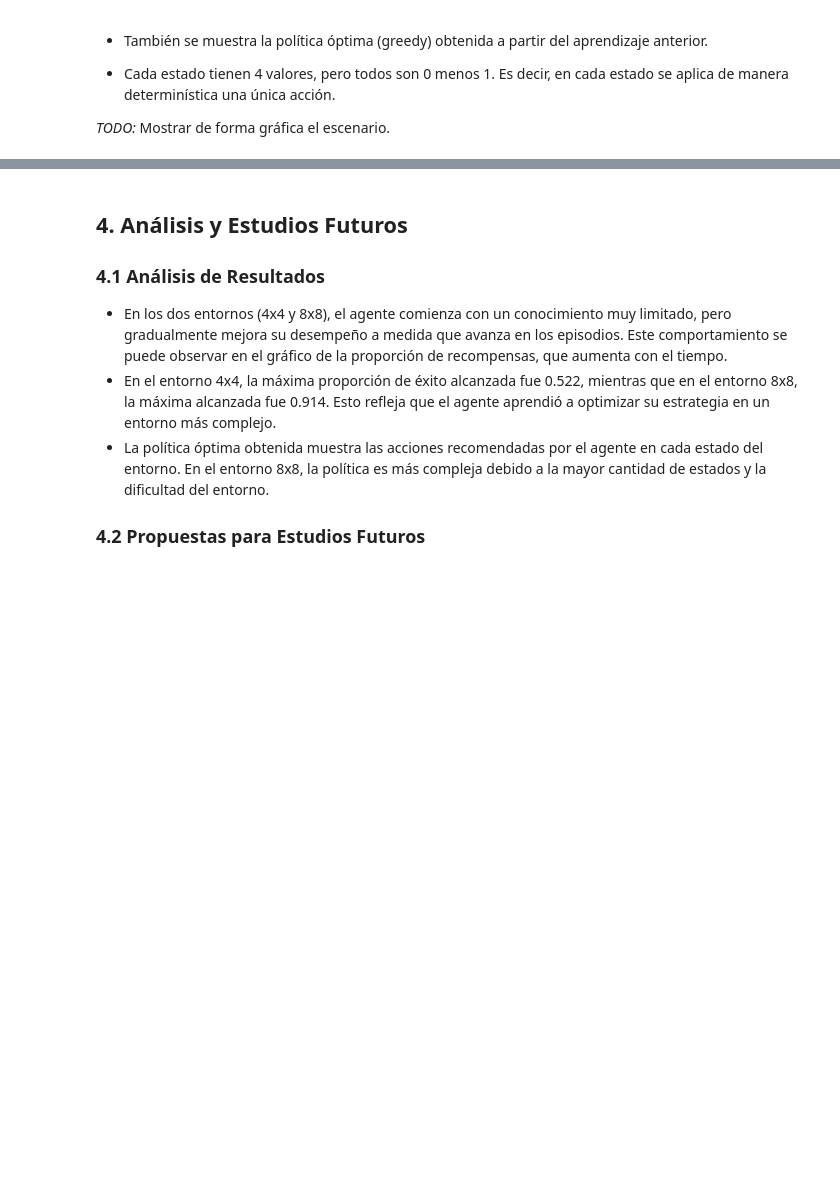
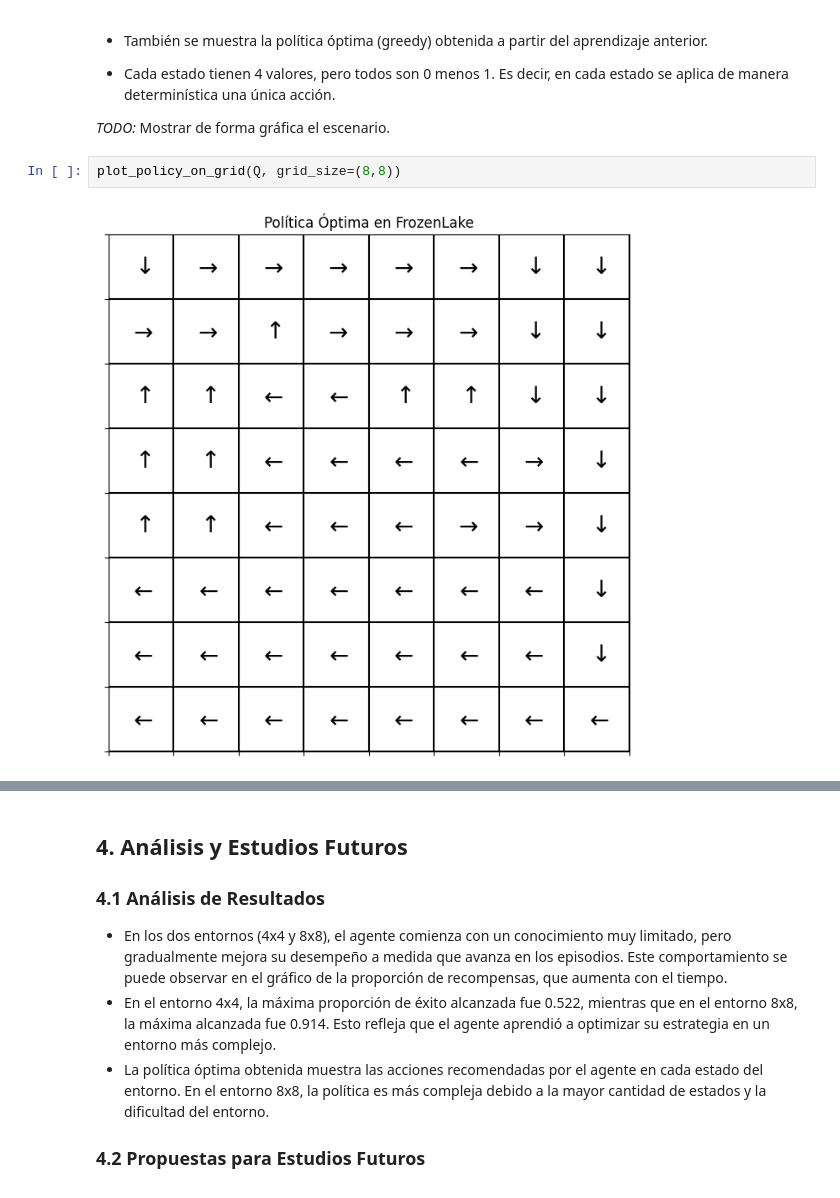
Before and after one commit to estebanbecerra/k_brazos_BFRRCE, a Jupyter notebook: MonteCarloTodasLasVisitas_Gymnasium.ipynb, the cells around one changed output, grey strips where cells are left out. Drawn from its saved outputs; the diff is of its cells as text; blank space fills up the shorter version.

```diff
--- a/MonteCarloTodasLasVisitas_Gymnasium.ipynb
+++ b/MonteCarloTodasLasVisitas_Gymnasium.ipynb
@@ -364,6 +422,10 @@ Valores Q para cada estado:
 - Cada estado tienen 4 valores, pero todos son 0 menos 1. Es decir, en cada estado se aplica de manera determinística una única acción.
 
 *TODO:* Mostrar de forma gráfica el escenario.
+# %%
+plot_policy_on_grid(Q, grid_size=(8,8))
+# %% [output]
+[figure, added]
 # %%
 # @title Política final
 LEFT, DOWN, RIGHT, UP = 0,1,2,3
```
Also changed, not shown: parts of 15 cells of this notebook.
